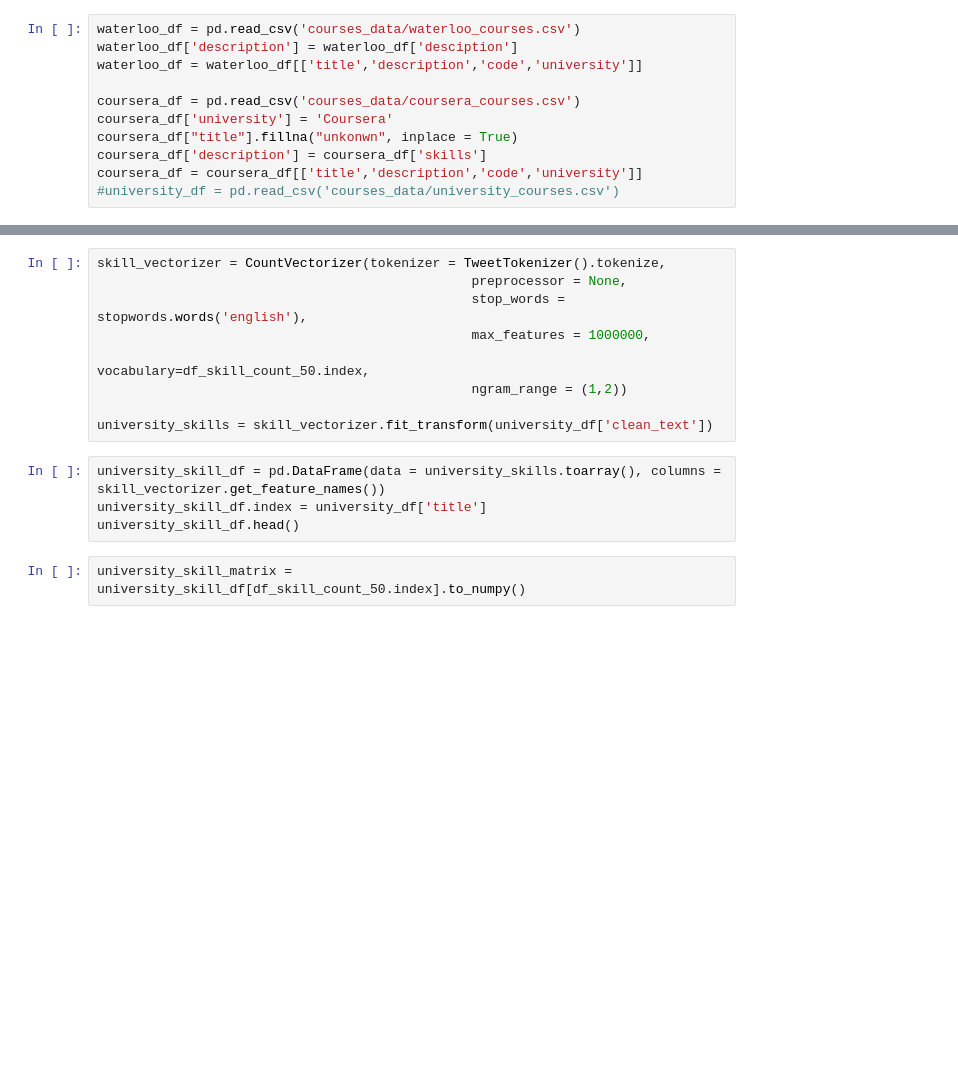
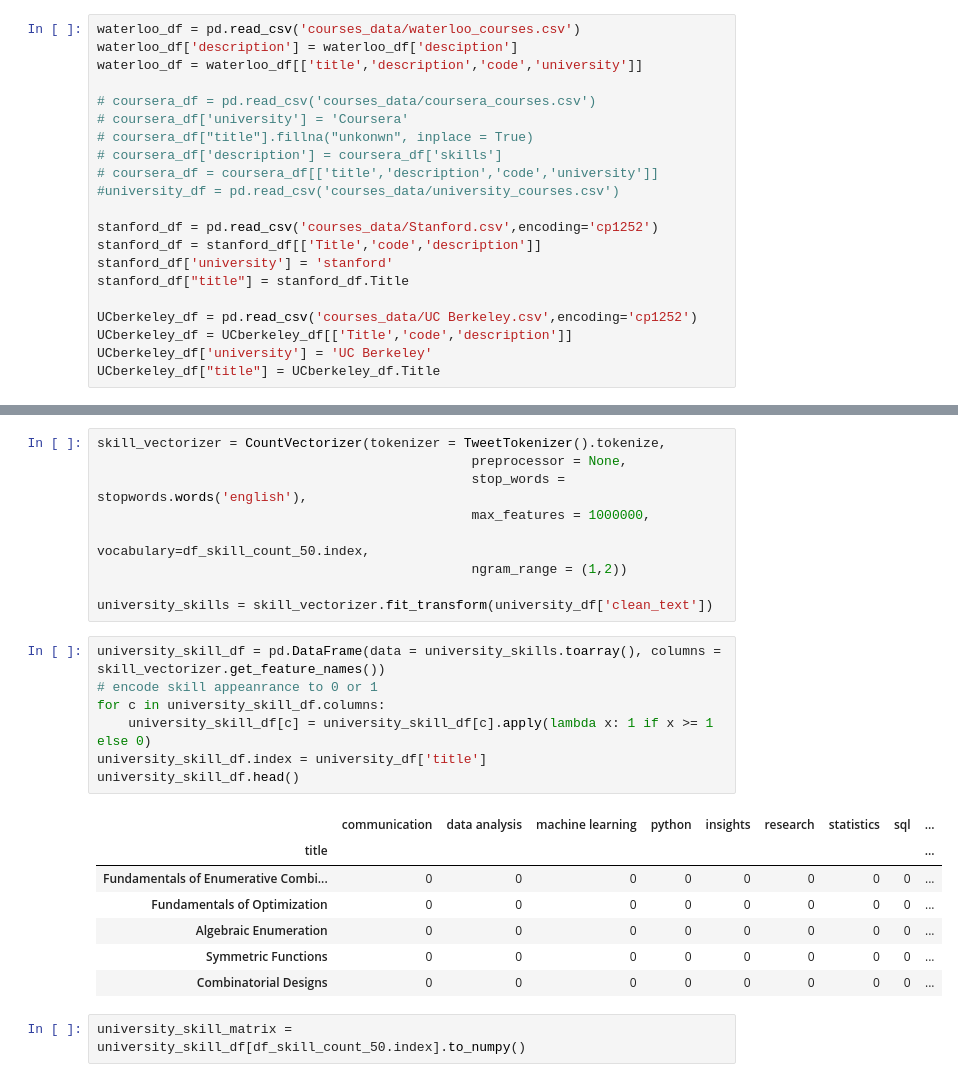
Before and after one commit to ruiqi777/Curriculum-Design, a Jupyter notebook: job_skills.ipynb, the cells around one changed output, grey strips where cells are left out. Drawn from its saved outputs; the diff is of its cells as text; blank space fills up the shorter version.

```diff
--- a/job_skills.ipynb
+++ b/job_skills.ipynb
@@ -415,10 +413,20 @@ waterloo_df = pd.read_csv('courses_data/waterloo_courses.csv')
 waterloo_df['description'] = waterloo_df['desciption']
 waterloo_df = waterloo_df[['title','description','code','university']]
 
-coursera_df = pd.read_csv('courses_data/coursera_courses.csv')
-coursera_df['university'] = 'Coursera'
-coursera_df["title"].fillna("unkonwn", inplace = True)
-coursera_df['description'] = coursera_df['skills']
-coursera_df = coursera_df[['title','description','code','university']]
+# coursera_df = pd.read_csv('courses_data/coursera_courses.csv')
+# coursera_df['university'] = 'Coursera'
+# coursera_df["title"].fillna("unkonwn", inplace = True)
+# coursera_df['description'] = coursera_df['skills']
+# coursera_df = coursera_df[['title','description','code','university']]
 #university_df = pd.read_csv('courses_data/university_courses.csv')
+
+stanford_df = pd.read_csv('courses_data/Stanford.csv',encoding='cp1252')
+stanford_df = stanford_df[['Title','code','description']]
+stanford_df['university'] = 'stanford'
+stanford_df["title"] = stanford_df.Title
+
+UCberkeley_df = pd.read_csv('courses_data/UC Berkeley.csv',encoding='cp1252')
+UCberkeley_df = UCberkeley_df[['Title','code','description']]
+UCberkeley_df['university'] = 'UC Berkeley'
+UCberkeley_df["title"] = UCberkeley_df.Title
 # %%
@@ -463,8 +471,19 @@ skill_vectorizer = CountVectorizer(tokenizer = TweetTokenizer().tokenize,
 university_skills = skill_vectorizer.fit_transform(university_df['clean_text'])
 # %%
 university_skill_df = pd.DataFrame(data = university_skills.toarray(), columns = skill_vectorizer.get_feature_names())
+# encode skill appeanrance to 0 or 1
+for c in university_skill_df.columns:
+    university_skill_df[c] = university_skill_df[c].apply(lambda x: 1 if x >= 1 else 0)
 university_skill_df.index = university_df['title']
 university_skill_df.head()
+# %% [output]
+|  | communication | data analysis | machine learning | python | insights | research | statistics | sql | ... |
+| title |  |  |  |  |  |  |  |  | ... |
+| Fundamentals of Enumerative Combi... | 0 | 0 | 0 | 0 | 0 | 0 | 0 | 0 | ... |
+| Fundamentals of Optimization | 0 | 0 | 0 | 0 | 0 | 0 | 0 | 0 | ... |
+| Algebraic Enumeration | 0 | 0 | 0 | 0 | 0 | 0 | 0 | 0 | ... |
+| Symmetric Functions | 0 | 0 | 0 | 0 | 0 | 0 | 0 | 0 | ... |
+| Combinatorial Designs | 0 | 0 | 0 | 0 | 0 | 0 | 0 | 0 | ... |
 # %%
 university_skill_matrix = university_skill_df[df_skill_count_50.index].to_numpy()
 # %% [markdown]
```
Also changed, not shown: parts of 27 cells of this notebook.
